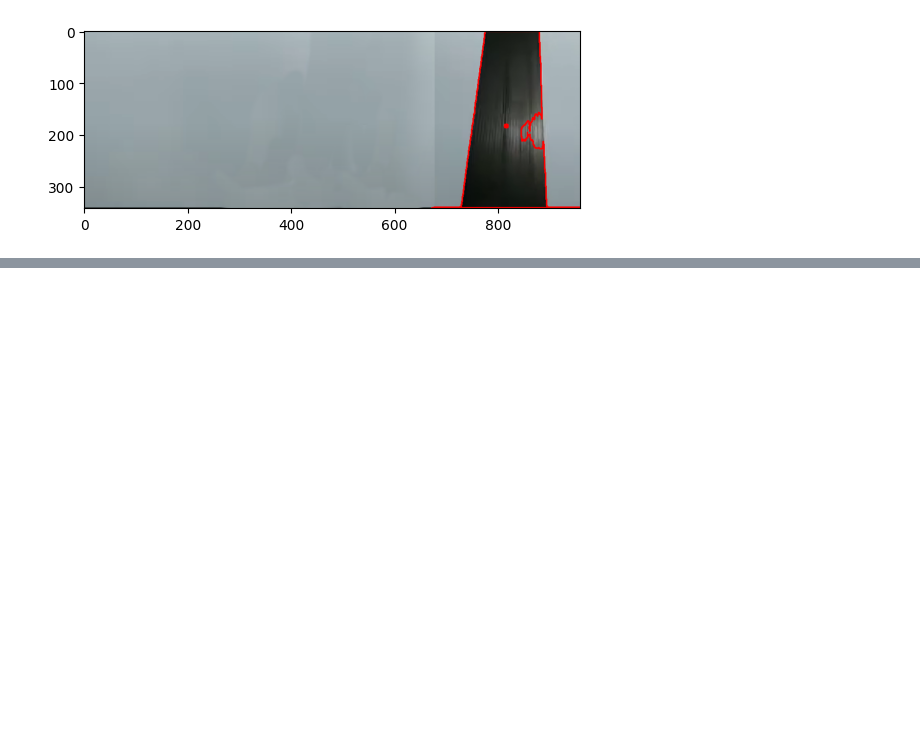
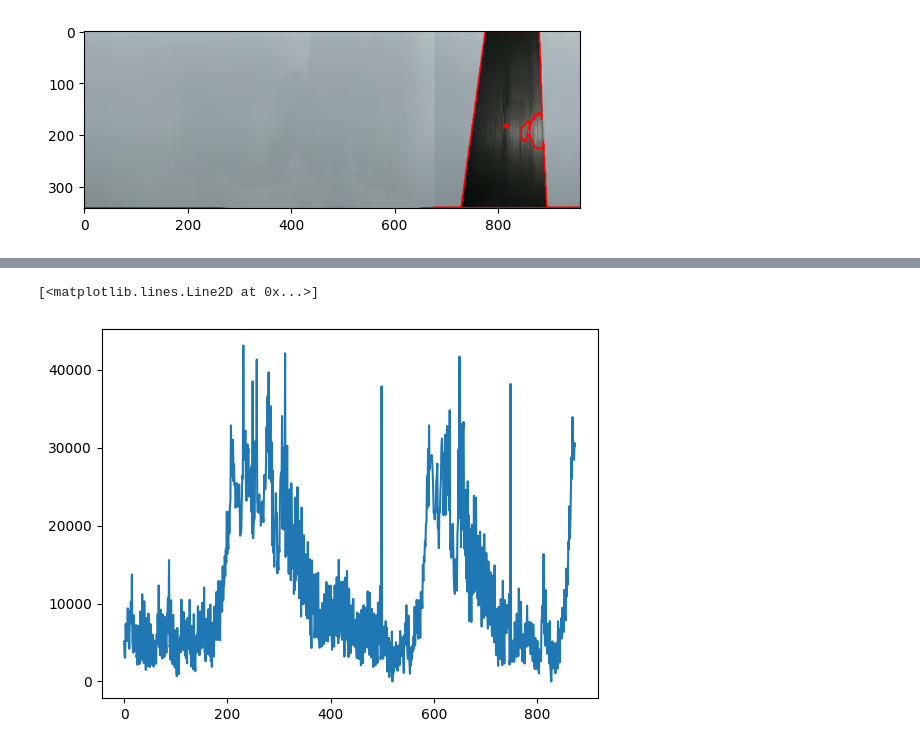
Before and after one commit to lawer/mia, a Jupyter notebook: apunts/8.-Reconeixement imatges/1.-Introduccio_OpenCV.ipynb, the cells around one changed output, grey strips where cells are left out. Saved outputs shown, nothing was run; the diff lists cells and outputs as text; code cells hidden in the pictures; blank space fills up the shorter version.

```diff
--- a/apunts/8.-Reconeixement imatges/1.-Introduccio_OpenCV.ipynb
+++ b/apunts/8.-Reconeixement imatges/1.-Introduccio_OpenCV.ipynb
@@ -183,0 +217,2 @@ plt.imshow(im_proc)
+# %%
+frames_bn = [cv2.cvtColor(frame, cv2.COLOR_BGR2GRAY) for frame in frames]
@@ -183,0 +221,2 @@ plt.imshow(im_proc)
+# %%
+diffs = [(p2 - p1) for p1, p2 in zip(frames_bn[:-1], frames_bn[1:])]
@@ -183,0 +227,7 @@ plt.imshow(im_proc)
+# %%
+diffs_norms = np.array([np.linalg.norm(x) for x in diffs])
+
+plt.plot(diffs_norms)
+# %% [output]
+[<matplotlib.lines.Line2D at 0x...>]
+[figure, added]
```
Also changed, not shown: parts of 15 cells of this notebook, 1 other file.
